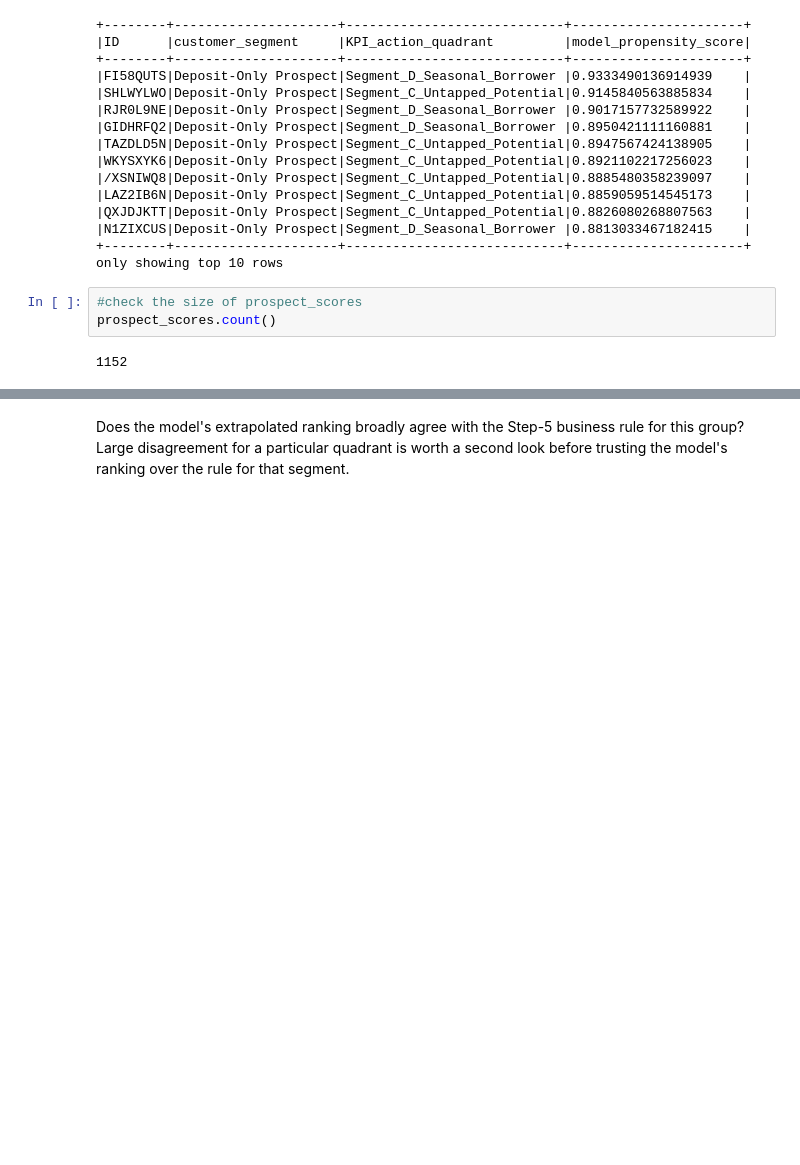
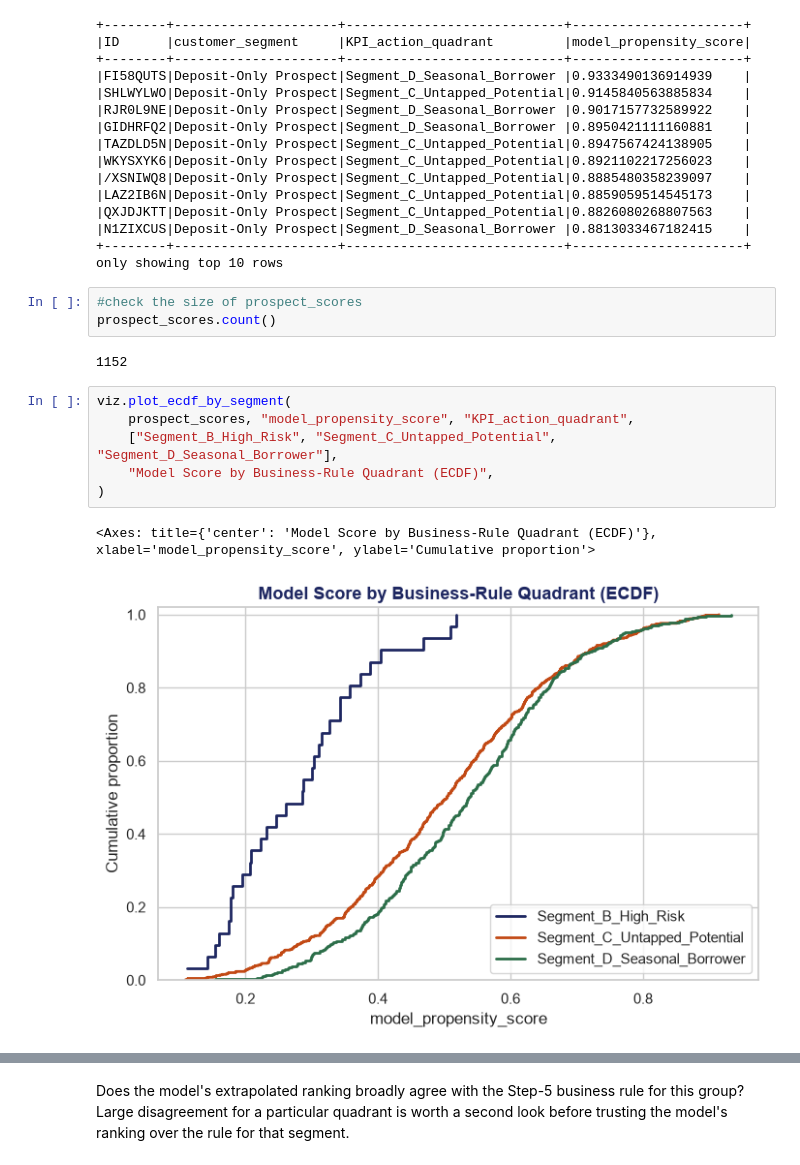
Before and after one commit to Chuene100/Loan-Propensity-Model, a Jupyter notebook: notebooks/loan_propensity_case_study.ipynb, the cells around one changed output, grey strips where cells are left out. Drawn from its saved outputs; the diff is of its cells as text; blank space fills up the shorter version.

```diff
--- a/notebooks/loan_propensity_case_study.ipynb
+++ b/notebooks/loan_propensity_case_study.ipynb
@@ -808,3 +829,12 @@ only showing top 10 rows
 prospect_scores.count()
 # %% [output]
 1152
+# %%
+viz.plot_ecdf_by_segment(
+    prospect_scores, "model_propensity_score", "KPI_action_quadrant",
+    ["Segment_B_High_Risk", "Segment_C_Untapped_Potential", "Segment_D_Seasonal_Borrower"],
+    "Model Score by Business-Rule Quadrant (ECDF)",
+)
+# %% [output]
+<Axes: title={'center': 'Model Score by Business-Rule Quadrant (ECDF)'}, xlabel='model_propensity_score', ylabel='Cumulative proportion'>
+[figure, added]
```
Also changed, not shown: parts of 11 cells of this notebook, 2 other files.
